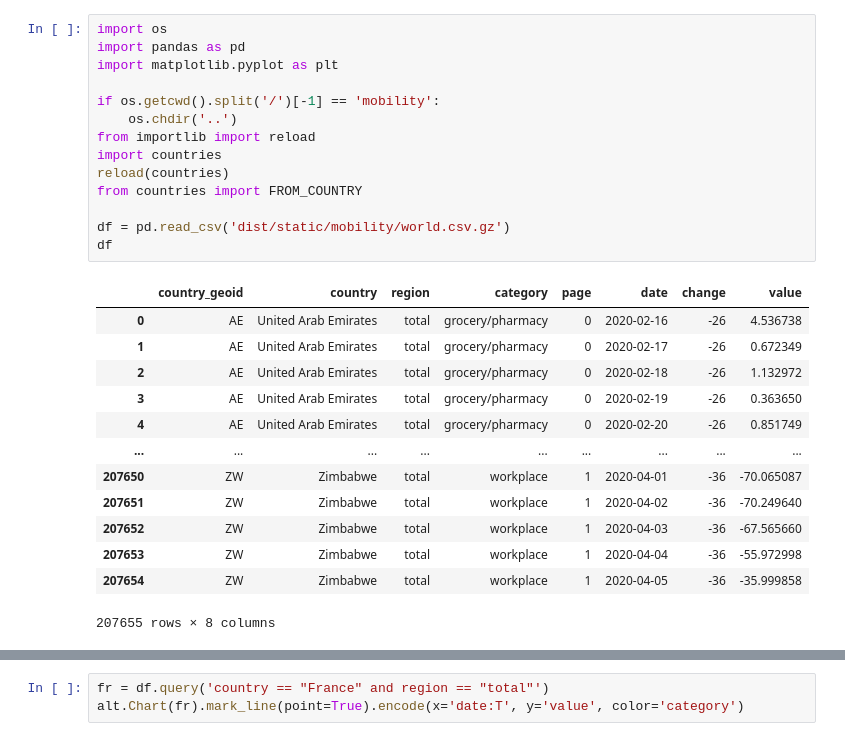
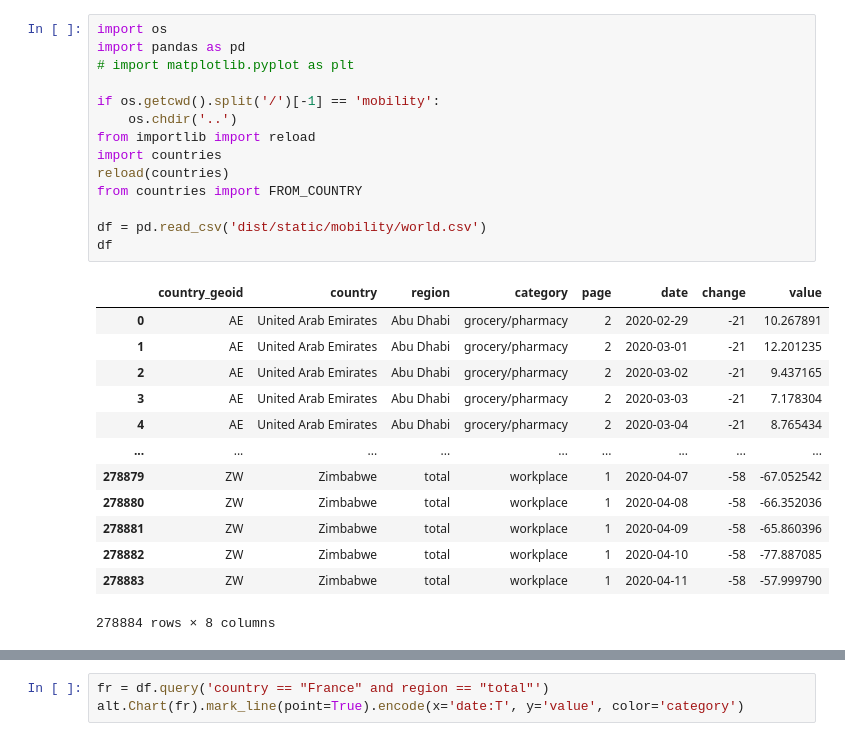
Before and after one commit to horaceg/covid19-analysis, a Jupyter notebook: mobility/viz.ipynb, the cells around one changed output, grey strips where cells are left out. Cells and saved outputs as stored; diff of their text form.

```diff
--- a/mobility/viz.ipynb
+++ b/mobility/viz.ipynb
@@ -1,28 +1,28 @@
 # %%
 import os
 import pandas as pd
-import matplotlib.pyplot as plt
+# import matplotlib.pyplot as plt
 
 if os.getcwd().split('/')[-1] == 'mobility':
     os.chdir('..')
 from importlib import reload
 import countries
 reload(countries)
 from countries import FROM_COUNTRY
 
-df = pd.read_csv('dist/static/mobility/world.csv.gz')
+df = pd.read_csv('dist/static/mobility/world.csv')
 df
 # %% [output]
 |  | country_geoid | country | region | category | page | date | change | value |
-| 0 | AE | United Arab Emirates | total | grocery/pharmacy | 0 | 2020-02-16 | -26 | 4.536738 |
-| 1 | AE | United Arab Emirates | total | grocery/pharmacy | 0 | 2020-02-17 | -26 | 0.672349 |
-| 2 | AE | United Arab Emirates | total | grocery/pharmacy | 0 | 2020-02-18 | -26 | 1.132972 |
-| 3 | AE | United Arab Emirates | total | grocery/pharmacy | 0 | 2020-02-19 | -26 | 0.363650 |
-| 4 | AE | United Arab Emirates | total | grocery/pharmacy | 0 | 2020-02-20 | -26 | 0.851749 |
+| 0 | AE | United Arab Emirates | Abu Dhabi | grocery/pharmacy | 2 | 2020-02-29 | -21 | 10.267891 |
+| 1 | AE | United Arab Emirates | Abu Dhabi | grocery/pharmacy | 2 | 2020-03-01 | -21 | 12.201235 |
+| 2 | AE | United Arab Emirates | Abu Dhabi | grocery/pharmacy | 2 | 2020-03-02 | -21 | 9.437165 |
+| 3 | AE | United Arab Emirates | Abu Dhabi | grocery/pharmacy | 2 | 2020-03-03 | -21 | 7.178304 |
+| 4 | AE | United Arab Emirates | Abu Dhabi | grocery/pharmacy | 2 | 2020-03-04 | -21 | 8.765434 |
 | ... | ... | ... | ... | ... | ... | ... | ... | ... |
-| 207650 | ZW | Zimbabwe | total | workplace | 1 | 2020-04-01 | -36 | -70.065087 |
-| 207651 | ZW | Zimbabwe | total | workplace | 1 | 2020-04-02 | -36 | -70.249640 |
-| 207652 | ZW | Zimbabwe | total | workplace | 1 | 2020-04-03 | -36 | -67.565660 |
-| 207653 | ZW | Zimbabwe | total | workplace | 1 | 2020-04-04 | -36 | -55.972998 |
-| 207654 | ZW | Zimbabwe | total | workplace | 1 | 2020-04-05 | -36 | -35.999858 |
+| 278879 | ZW | Zimbabwe | total | workplace | 1 | 2020-04-07 | -58 | -67.052542 |
+| 278880 | ZW | Zimbabwe | total | workplace | 1 | 2020-04-08 | -58 | -66.352036 |
+| 278881 | ZW | Zimbabwe | total | workplace | 1 | 2020-04-09 | -58 | -65.860396 |
+| 278882 | ZW | Zimbabwe | total | workplace | 1 | 2020-04-10 | -58 | -77.887085 |
+| 278883 | ZW | Zimbabwe | total | workplace | 1 | 2020-04-11 | -58 | -57.999790 |
-207655 rows × 8 columns
+278884 rows × 8 columns
```
Also changed, not shown: parts of 8 cells of this notebook.
